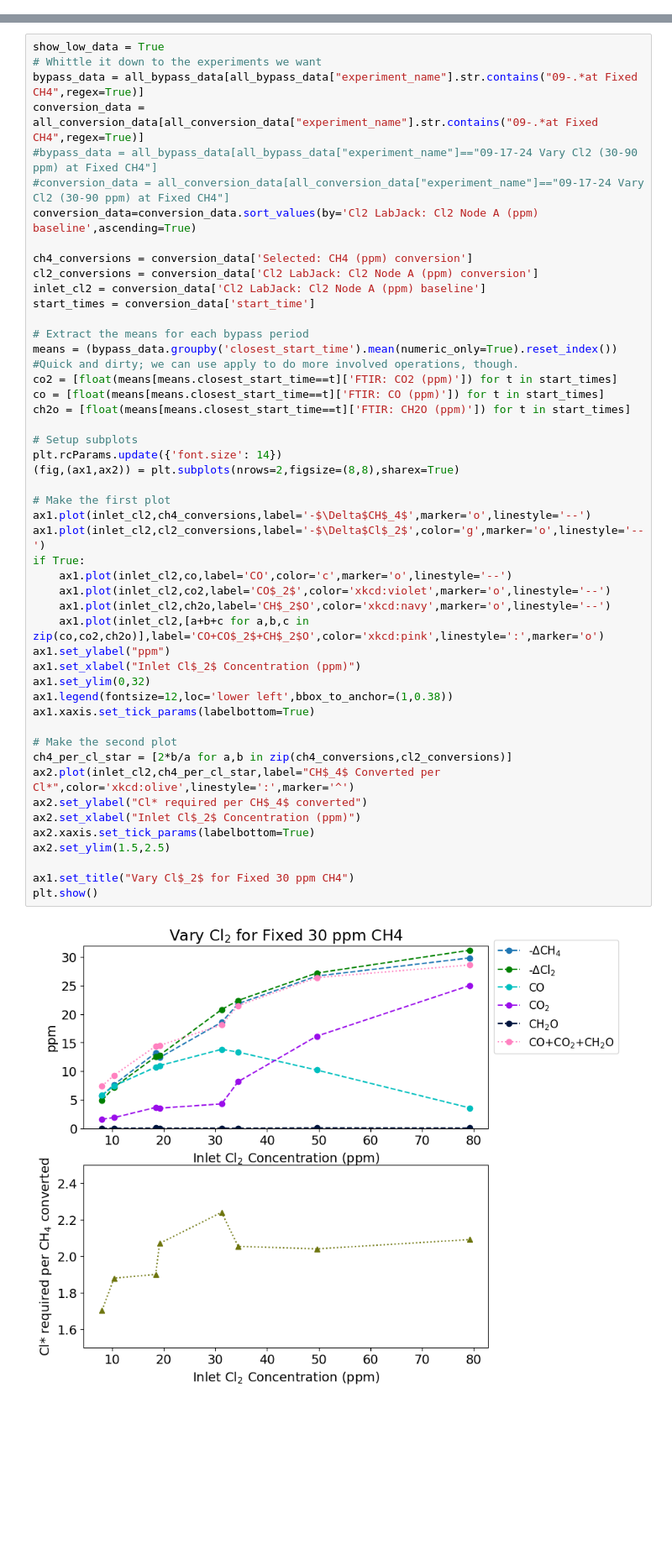
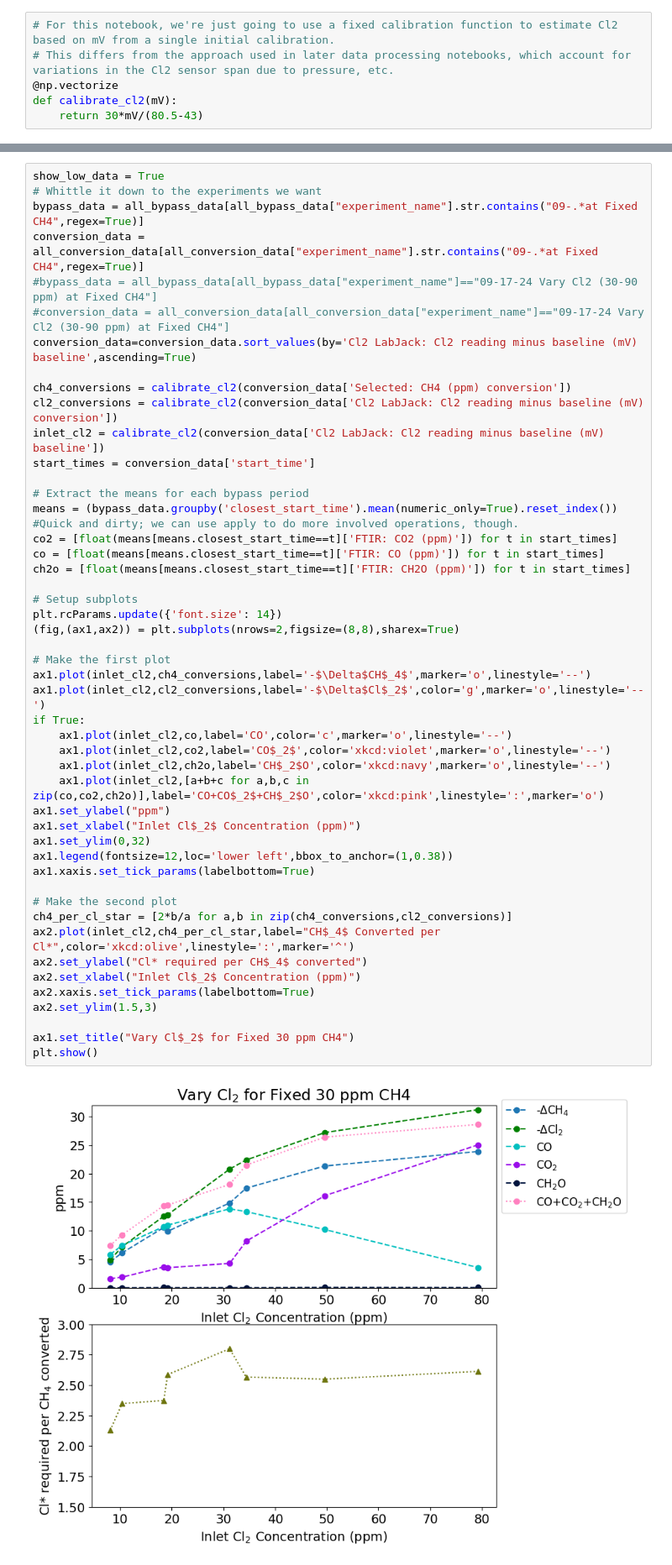
Before and after one commit to richardsrandall/Fall-2024-Cl2, a Jupyter notebook: 09-16 Initial Cl2 Campaign/09-24_plot_cl2_data.ipynb, the cells around one changed output, grey strips where cells are left out. Shown at 84% size. Saved outputs shown, nothing was run; the diff lists cells and outputs as text; blank space fills up the shorter version.

Commit message:
Change to storing Cl2 readings in mV in intermediate files; update code to match

```diff
--- a/09-16 Initial Cl2 Campaign/09-24_plot_cl2_data.ipynb
+++ b/09-16 Initial Cl2 Campaign/09-24_plot_cl2_data.ipynb
@@ -8,4 +8,10 @@ pass
 from IPython.display import display
+# %%
+# For this notebook, we're just going to use a fixed calibration function to estimate Cl2 based on mV from a single initial calibration.
+# This differs from the approach used in later data processing notebooks, which account for variations in the Cl2 sensor span due to pressure, etc.
+@np.vectorize
+def calibrate_cl2(mV):
+    return 30*mV/(80.5-43)
 # %% [markdown]
 <h1> Plotting Conversions, Products, and Efficiencies for the 9-16 Humidity Sweep </h1>
 # %%
@@ -65,11 +71,11 @@ bypass_data = all_bypass_data[all_bypass_data["experiment_name"].str.contains("0
 conversion_data = all_conversion_data[all_conversion_data["experiment_name"].str.contains("09-.*at Fixed CH4",regex=True)]
 #bypass_data = all_bypass_data[all_bypass_data["experiment_name"]=="09-17-24 Vary Cl2 (30-90 ppm) at Fixed CH4"]
 #conversion_data = all_conversion_data[all_conversion_data["experiment_name"]=="09-17-24 Vary Cl2 (30-90 ppm) at Fixed CH4"]
-conversion_data=conversion_data.sort_values(by='Cl2 LabJack: Cl2 Node A (ppm) baseline',ascending=True)
+conversion_data=conversion_data.sort_values(by='Cl2 LabJack: Cl2 reading minus baseline (mV) baseline',ascending=True)
 
-ch4_conversions = conversion_data['Selected: CH4 (ppm) conversion']
-cl2_conversions = conversion_data['Cl2 LabJack: Cl2 Node A (ppm) conversion']
-inlet_cl2 = conversion_data['Cl2 LabJack: Cl2 Node A (ppm) baseline']
+ch4_conversions = calibrate_cl2(conversion_data['Selected: CH4 (ppm) conversion'])
+cl2_conversions = calibrate_cl2(conversion_data['Cl2 LabJack: Cl2 reading minus baseline (mV) conversion'])
+inlet_cl2 = calibrate_cl2(conversion_data['Cl2 LabJack: Cl2 reading minus baseline (mV) baseline'])
 start_times = conversion_data['start_time']
 
 # Extract the means for each bypass period
@@ -79,35 +85,35 @@ co = [float(means[means.closest_start_time==t]['FTIR: CO (ppm)']) for t in start
 ch2o = [float(means[means.closest_start_time==t]['FTIR: CH2O (ppm)']) for t in start_times]
 
 # Setup subplots
 plt.rcParams.update({'font.size': 14})
 (fig,(ax1,ax2)) = plt.subplots(nrows=2,figsize=(8,8),sharex=True)
 
 # Make the first plot
 ax1.plot(inlet_cl2,ch4_conversions,label='-$\Delta$CH$_4$',marker='o',linestyle='--')
 ax1.plot(inlet_cl2,cl2_conversions,label='-$\Delta$Cl$_2$',color='g',marker='o',linestyle='--')
 if True:
     ax1.plot(inlet_cl2,co,label='CO',color='c',marker='o',linestyle='--')
     ax1.plot(inlet_cl2,co2,label='CO$_2$',color='xkcd:violet',marker='o',linestyle='--')
     ax1.plot(inlet_cl2,ch2o,label='CH$_2$O',color='xkcd:navy',marker='o',linestyle='--')
     ax1.plot(inlet_cl2,[a+b+c for a,b,c in zip(co,co2,ch2o)],label='CO+CO$_2$+CH$_2$O',color='xkcd:pink',linestyle=':',marker='o')
 ax1.set_ylabel("ppm")
 ax1.set_xlabel("Inlet Cl$_2$ Concentration (ppm)")
 ax1.set_ylim(0,32)
 ax1.legend(fontsize=12,loc='lower left',bbox_to_anchor=(1,0.38))
 ax1.xaxis.set_tick_params(labelbottom=True)
 
 # Make the second plot
 ch4_per_cl_star = [2*b/a for a,b in zip(ch4_conversions,cl2_conversions)]
 ax2.plot(inlet_cl2,ch4_per_cl_star,label="CH$_4$ Converted per Cl*",color='xkcd:olive',linestyle=':',marker='^')
 ax2.set_ylabel("Cl* required per CH$_4$ converted")
 ax2.set_xlabel("Inlet Cl$_2$ Concentration (ppm)")
 ax2.xaxis.set_tick_params(labelbottom=True)
-ax2.set_ylim(1.5,2.5)
+ax2.set_ylim(1.5,3)
 
 ax1.set_title("Vary Cl$_2$ for Fixed 30 ppm CH4")
 plt.show()
 # %% [output]
-[figure, old version]
+[figure, new version]
 # %%
 # Whittle it down to the experiments we want
 bypass_data = all_bypass_data[all_bypass_data["experiment_name"]=="09-17-24 Vary CH4 (10-180 ppm) at Fixed Cl2"]
```
Also changed, not shown: parts of 5 cells of this notebook, 13 other files.
